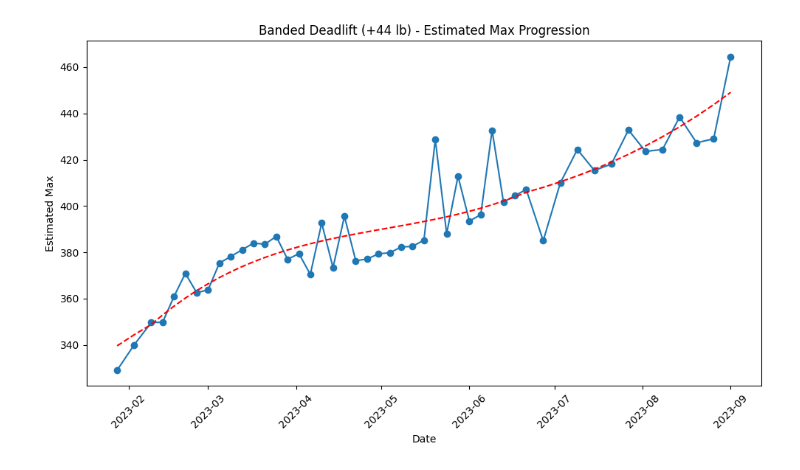
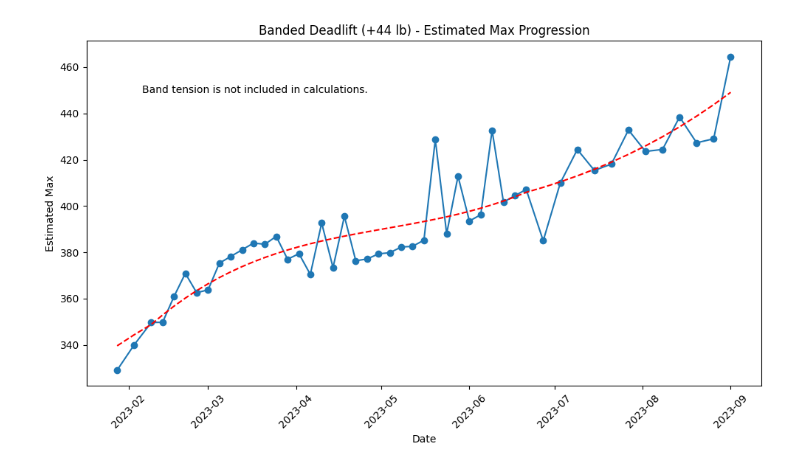
Before and after one commit to jhar/estimatedMaxProgressions, a Jupyter notebook: banded_deadlift_44.ipynb, the cells around one changed output. Drawn from its saved outputs; the diff is of its cells as text; code cells hidden in the pictures.

Commit message:
include note on banded deadlifts

```diff
--- a/banded_deadlift_44.ipynb
+++ b/banded_deadlift_44.ipynb
@@ -1,5 +1,5 @@
 # %%
 %run ./shared_functions.ipynb
-plotWithRegression('./data/banded_deadlift_44.json', 'Banded Deadlift (+44 lb)')
+plotWithRegression('./data/banded_deadlift_44.json', 'Banded Deadlift (+44 lb)', ('Band tension is not included in calculations.', (0.25, 0.85)))
 # %% [output]
-[figure, old version]
+[figure, new version]
```
